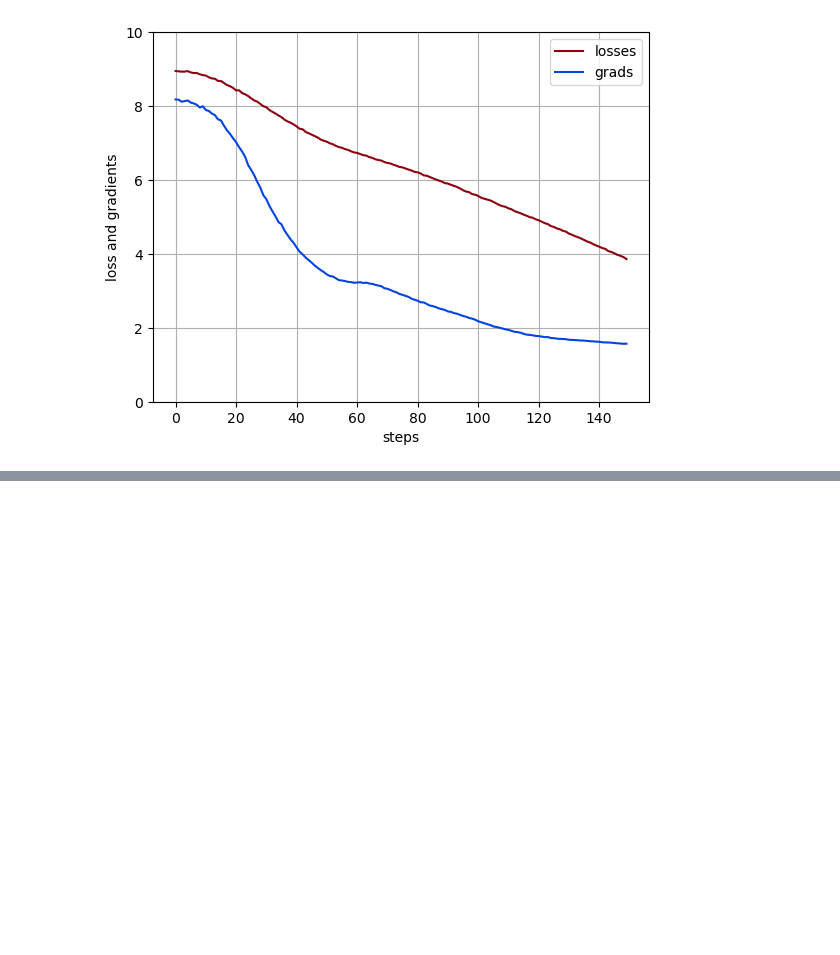
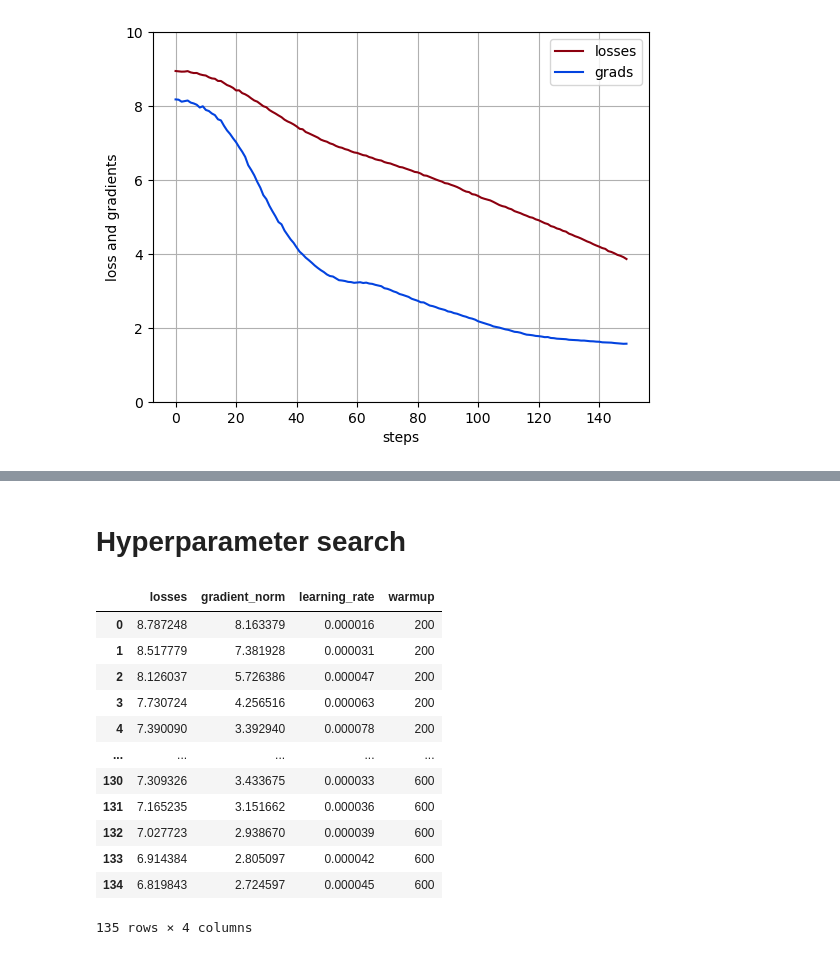
Before and after one commit to deeplearningcafe/transformer-pytorch, a Jupyter notebook: notebooks/Debug.ipynb, the cells around one changed output, grey strips where cells are left out. Cells and saved outputs as stored; diff of their text form; code cells hidden in the pictures; blank space fills up the shorter version.

Commit message:
add parameter search

```diff
--- a/notebooks/Debug.ipynb
+++ b/notebooks/Debug.ipynb
@@ -215,0 +307,23 @@ plt.show()
+# %% [markdown]
+# Hyperparameter search
+# %%
+import matplotlib.pyplot as plt
+from tqdm import tqdm
+import pandas as pd
+
+df = pd.read_csv(r"LOGS-PATH")
+df
+# %% [output]
+|  | losses | gradient_norm | learning_rate | warmup |
+| 0 | 8.787248 | 8.163379 | 0.000016 | 200 |
+| 1 | 8.517779 | 7.381928 | 0.000031 | 200 |
+| 2 | 8.126037 | 5.726386 | 0.000047 | 200 |
+| 3 | 7.730724 | 4.256516 | 0.000063 | 200 |
+| 4 | 7.390090 | 3.392940 | 0.000078 | 200 |
+| ... | ... | ... | ... | ... |
+| 130 | 7.309326 | 3.433675 | 0.000033 | 600 |
+| 131 | 7.165235 | 3.151662 | 0.000036 | 600 |
+| 132 | 7.027723 | 2.938670 | 0.000039 | 600 |
+| 133 | 6.914384 | 2.805097 | 0.000042 | 600 |
+| 134 | 6.819843 | 2.724597 | 0.000045 | 600 |
+135 rows × 4 columns
```
Also changed, not shown: parts of 15 cells of this notebook, 5 other files.
